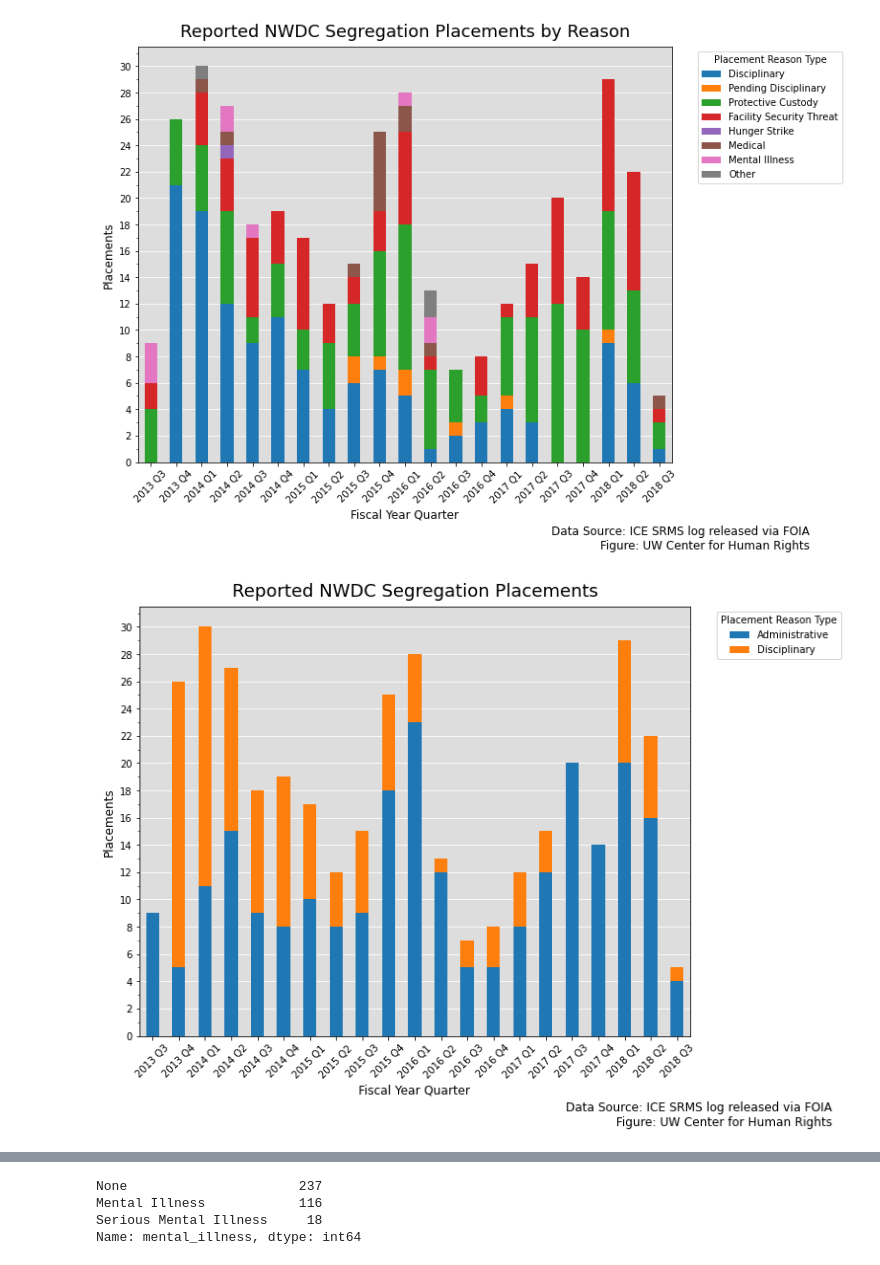
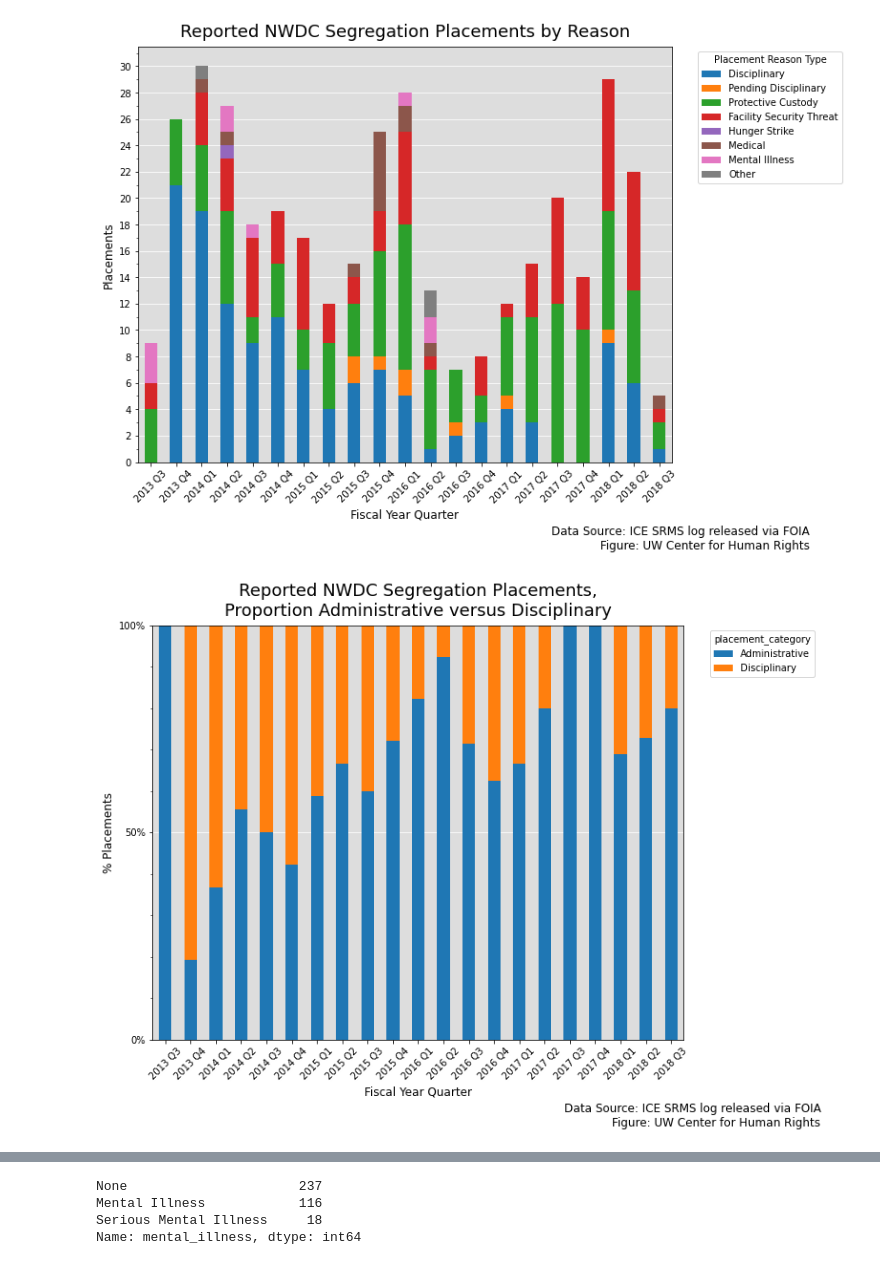
Before and after one commit to UWCHR/nwdc-seg, a Jupyter notebook: analyze/note/NWDC-analyze.ipynb, the cells around one changed output, grey strips where cells are left out. Saved outputs shown, nothing was run; the diff lists cells and outputs as text; code cells hidden in the pictures.

Commit message:
Big improvements in scatter plots

```diff
--- a/analyze/note/NWDC-analyze.ipynb
+++ b/analyze/note/NWDC-analyze.ipynb
@@ -275,42 +252,41 @@ admin_disc = {'Disciplinary': 'Disciplinary',
-# %%
-df['admin_disc'] = df['placement_reason_type'].replace(admin_disc)
 # %%
-data = df.set_index('placement_date').groupby([pd.Grouper(freq='Q-OCT')])['admin_disc'].value_counts().unstack()
+data = df.set_index('placement_date').groupby([pd.Grouper(freq='Q-OCT')])['admin_or_disciplinary'].value_counts().unstack()
 data.index = [f'{x.year} Q{x.quarter}' for x in data.index]
 # %%
 data = data.fillna(0)
 # %%
-# totals = [i+j for i,j in zip(data['Administrative'], data['Disciplinary'])]
-# data['Administrative'] = [i / j * 100 for i,j in zip(data['Administrative'], totals)]
-# data['Disciplinary'] = [i / j * 100 for i,j in zip(data['Disciplinary'], totals)]
+# # To convert data to proportional
+totals = data.sum(axis=1).to_list()
+for col in data.columns:
+    data[col] = [i / j * 100 for i,j in zip(data[col], totals)]
 # %%
 fig, ax = plt.subplots(figsize=(10,6))
 
 p1 = data.plot(kind='bar', ax=ax, stacked=True, figsize=(10,8), color=cm.tab10(range(0,8,1)))
 
 ax.set_facecolor('#DDDDDD')
 ax.set_axisbelow(True)
 ax.yaxis.grid(color='#FFFFFF')
 
-ax.yaxis.set_minor_locator(MultipleLocator(1))
-ax.yaxis.set_major_locator(MultipleLocator(2))
-# ax.yaxis.set_major_formatter(mtick.PercentFormatter())
+ax.yaxis.set_minor_locator(MultipleLocator(10))
+ax.yaxis.set_major_locator(MultipleLocator(50))
+ax.yaxis.set_major_formatter(mtick.PercentFormatter())
 plt.xticks(rotation=45)
 
-# plt.title('Reported NWDC Segregation Placements,\nProportion Administrative versus Disciplinary', fontsize=18, pad=10)
-plt.title('Reported NWDC Segregation Placements', fontsize=18, pad=10)
-# plt.ylim(0, 100)
+plt.title('Reported NWDC Segregation Placements,\nProportion Administrative versus Disciplinary', fontsize=18, pad=10)
+# plt.title('Reported NWDC Segregation Placements', fontsize=18, pad=10)
+plt.ylim(0, 100)
 plt.ylabel('% Placements', fontsize=12)
-plt.ylabel('Placements', fontsize=12)
+# plt.ylabel('Placements', fontsize=12)
 plt.xlabel('Fiscal Year Quarter', fontsize=12)
-plt.legend(bbox_to_anchor=(1.04,1), loc='upper left', title='Placement Reason Type')
+plt.legend(bbox_to_anchor=(1.04,1), loc='upper left', title='placement_category')
 
 txt='Data Source: ICE SRMS log released via FOIA\nFigure: UW Center for Human Rights'
 plt.figtext(1.1, -.03, txt, wrap=True, horizontalalignment='right', fontsize=12)
 
 plt.show();
 # %% [output]
-[figure, old version]
+[figure, new version]
 # %%
 df['mental_illness'] = df['mental_illness'].replace({'Yes': 'Mental Illness', 'No':'None'})
 # %%
```
Also changed, not shown: parts of 13 cells of this notebook.
